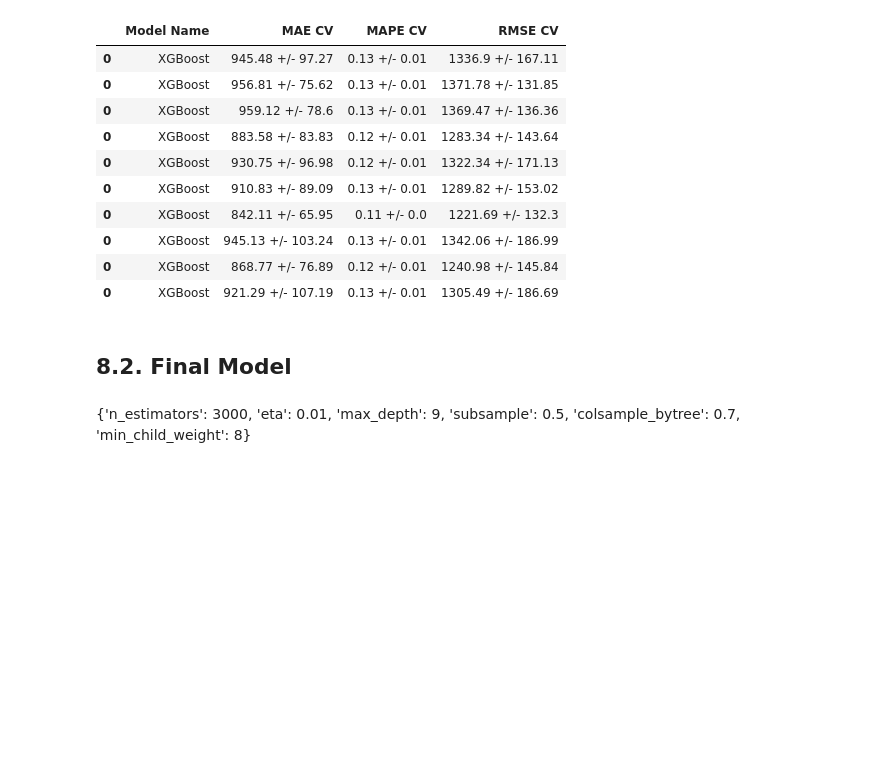
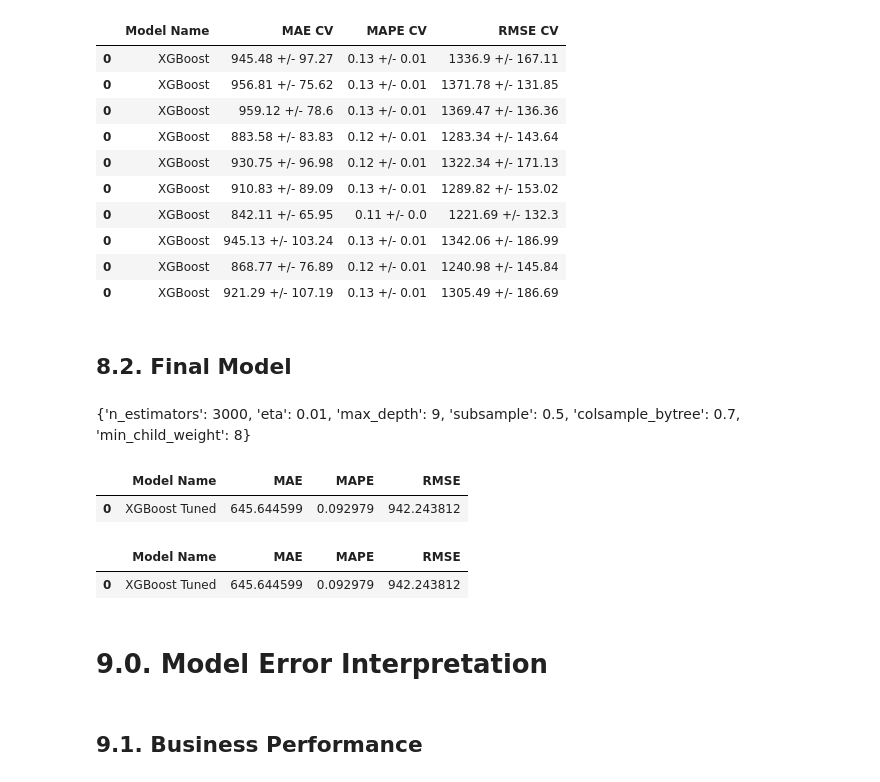
Before and after one commit to eduardoffonseca/Rossman-Store-Sales, a Jupyter notebook: rossmann_store_sales_prediction.ipynb, the cells around one changed output. Cells and saved outputs as stored; diff of their text form; code cells hidden in the pictures; blank space fills up the shorter version.

```diff
--- a/rossmann_store_sales_prediction.ipynb
+++ b/rossmann_store_sales_prediction.ipynb
@@ -1346,19 +1346,14 @@ param_tuned = {
     }
 # %%
-
-# Model
-model_xgb_tuned = xgb.XGBRegressor(objective = 'reg:squarederror',
-                                   n_estimators = param_tuned['n_estimators'],
-                                   eta = param_tuned['eta'],
-                                   max_depth = param_tuned['max_depth'],
-                                   subsample = param_tuned['subsample'],
-                                   colsample_bytree = param_tuned['colsample_bytree'],
-                                   min_child_weight = param_tuned['min_child_weight']).fit(x_train, Y_train_n)
-
-# Prediction
-y_hat_xgb_tuned = model_xgb_tuned.predict(x_test)
-
-# Performance
-xgb_result = ml_error('XGBoost Tuned', np.expm1(Y_test), np.expm1(y_hat_xgb_tuned))
-
-xgb_result
+## Model
+#model_xgb_tuned = xgb.XGBRegressor(objective = 'reg:squarederror',
+#                                   n_estimators = param_tuned['n_estimators'],
+#                                   eta = param_tuned['eta'],
+#                                   max_depth = param_tuned['max_depth'],
+#                                   subsample = param_tuned['subsample'],
+#                                   colsample_bytree = param_tuned['colsample_bytree'],
+#                                   min_child_weight = param_tuned['min_child_weight']).fit(x_train, Y_train_n)
+#
+# %% [output]
+|  | Model Name | MAE | MAPE | RMSE |
+| 0 | XGBoost Tuned | 645.644599 | 0.092979 | 942.243812 |
@@ -1364,0 +1364,16 @@ xgb_result
+# %%
+#Loading Trained Model
+loaded_xgb_tuned = pickle.load(open(filename_xgb_tuned, 'rb'))
+
+## Prediction
+y_hat_xgb_tuned = model_xgb_tuned.predict(x_test)
+
+# Performance
+xgb_result = ml_error('XGBoost Tuned', np.expm1(Y_test), np.expm1(y_hat_xgb_tuned))
+
+xgb_result
+# %% [output]
+|  | Model Name | MAE | MAPE | RMSE |
+| 0 | XGBoost Tuned | 645.644599 | 0.092979 | 942.243812 |
+# %% [markdown]
+# 9.0. Model Error Interpretation
@@ -1364,0 +1387,2 @@ xgb_result
+# %% [markdown]
+## 9.1. Business Performance
```
Also changed, not shown: parts of 15 cells of this notebook.
